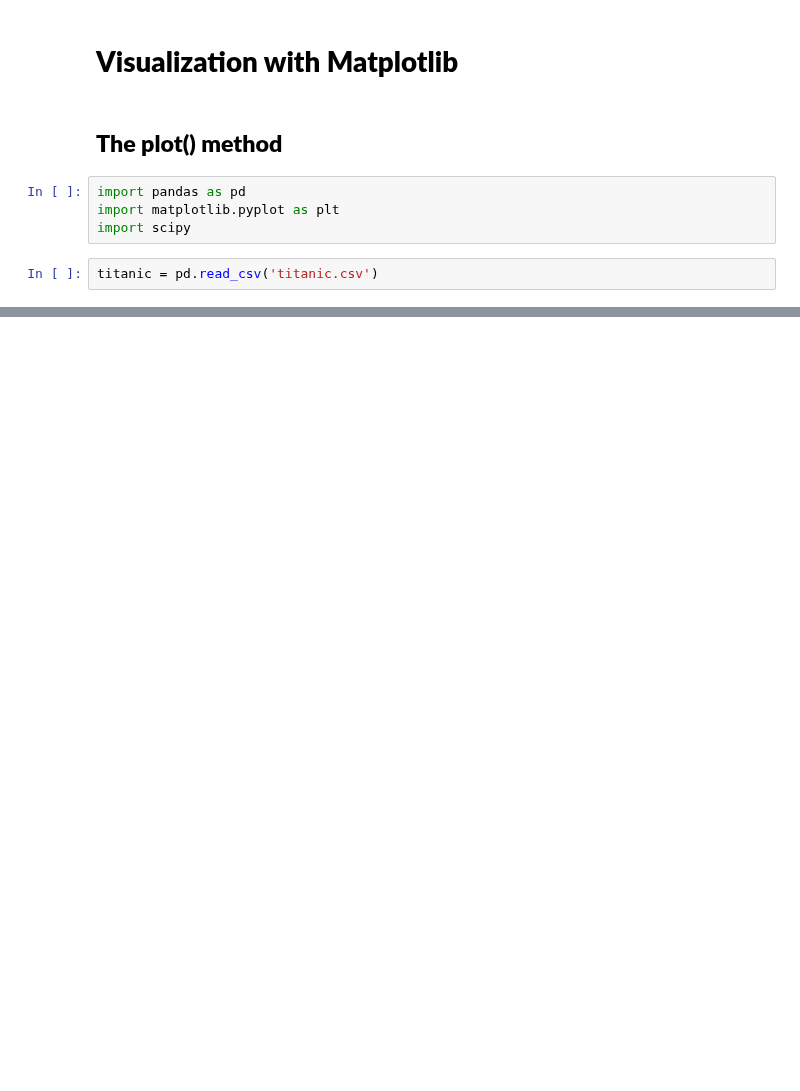
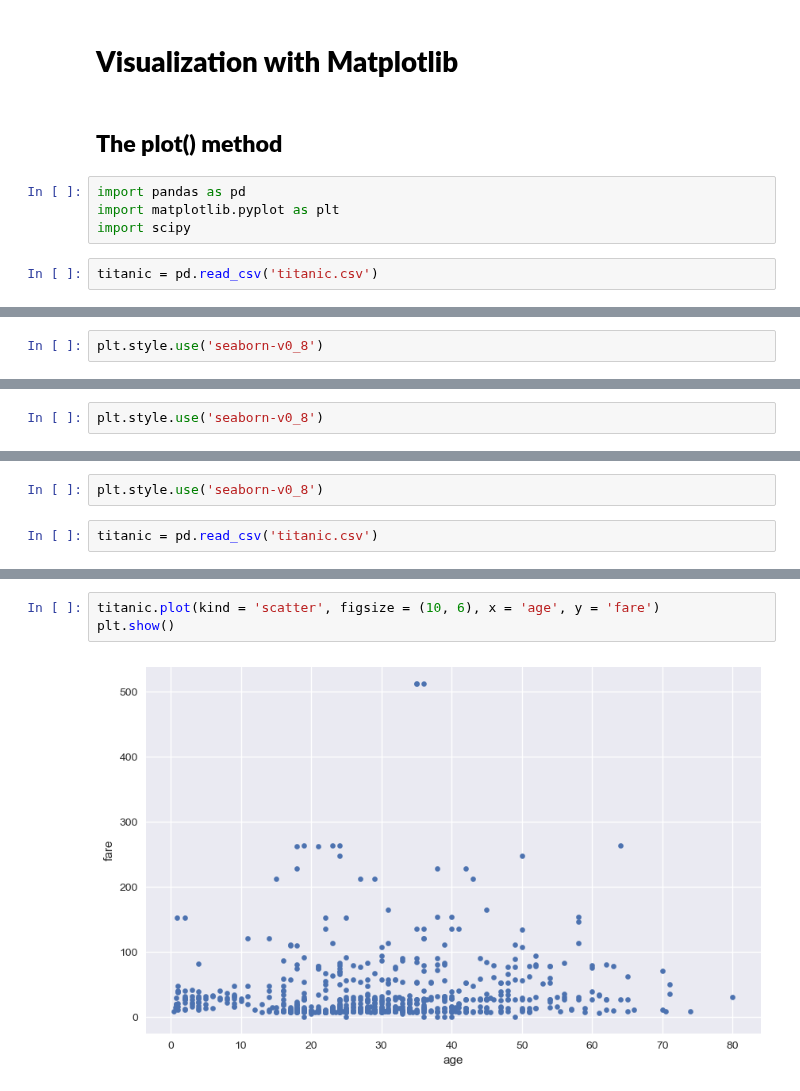
Before and after one commit to alchemistbg/udemy-the-complete-pandas-bootcamp, a Jupyter notebook: Section-10/Visualization_with_Matplotlib.ipynb, the cells around one changed output, grey strips where cells are left out. Cells and saved outputs as stored; diff of their text form; blank space fills up the shorter version.

```diff
--- a/Section-10/Visualization_with_Matplotlib.ipynb
+++ b/Section-10/Visualization_with_Matplotlib.ipynb
@@ -48,0 +43,2 @@ plt.show()
+# %%
+plt.style.use('seaborn-v0_8')
@@ -48,0 +76,2 @@ plt.show()
+# %%
+plt.style.use('seaborn-v0_8')
@@ -48,0 +97,4 @@ plt.show()
+# %%
+plt.style.use('seaborn-v0_8')
+# %%
+titanic = pd.read_csv('titanic.csv')
@@ -48,0 +110,5 @@ plt.show()
+# %%
+titanic.plot(kind = 'scatter', figsize = (10, 6), x = 'age', y = 'fare')
+plt.show()
+# %% [output]
+[figure, added]
```
Also changed, not shown: parts of 32 cells of this notebook, 3 other files.
